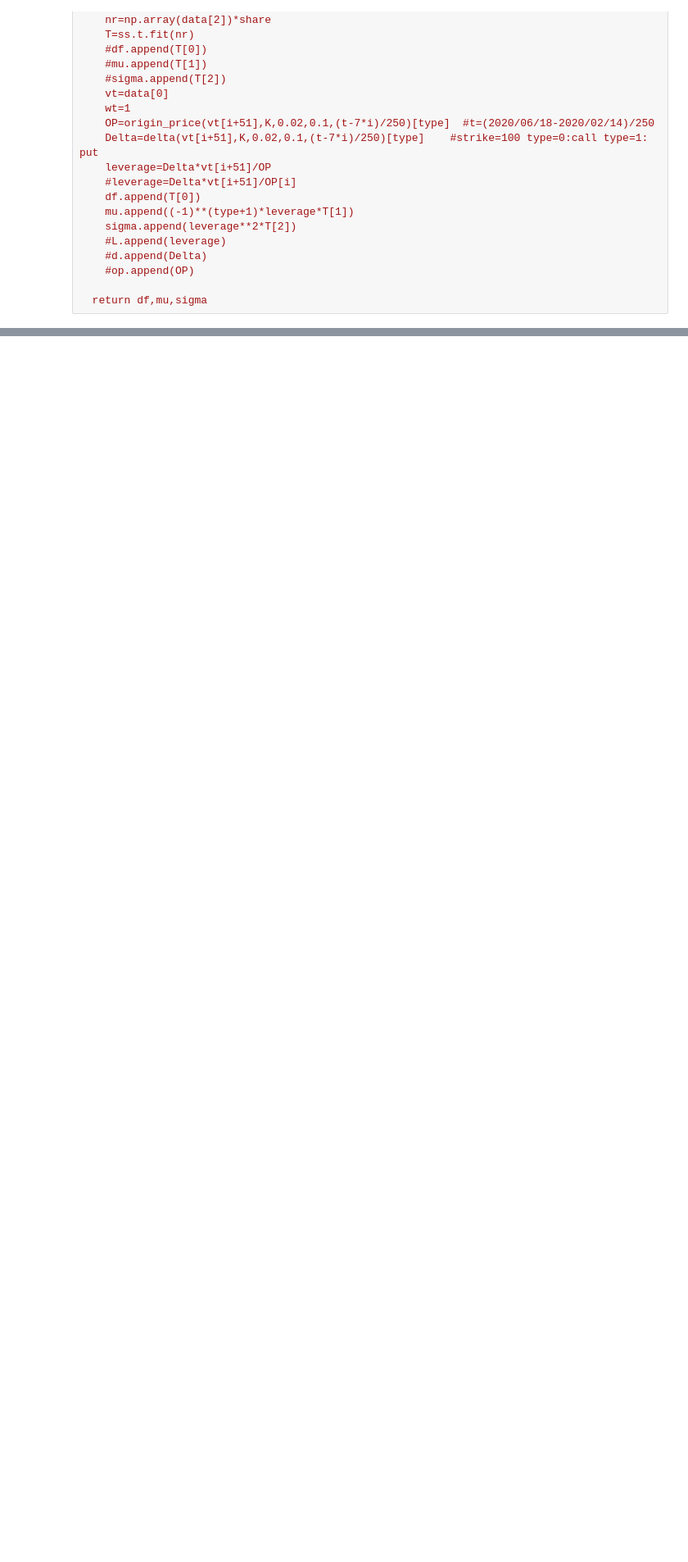
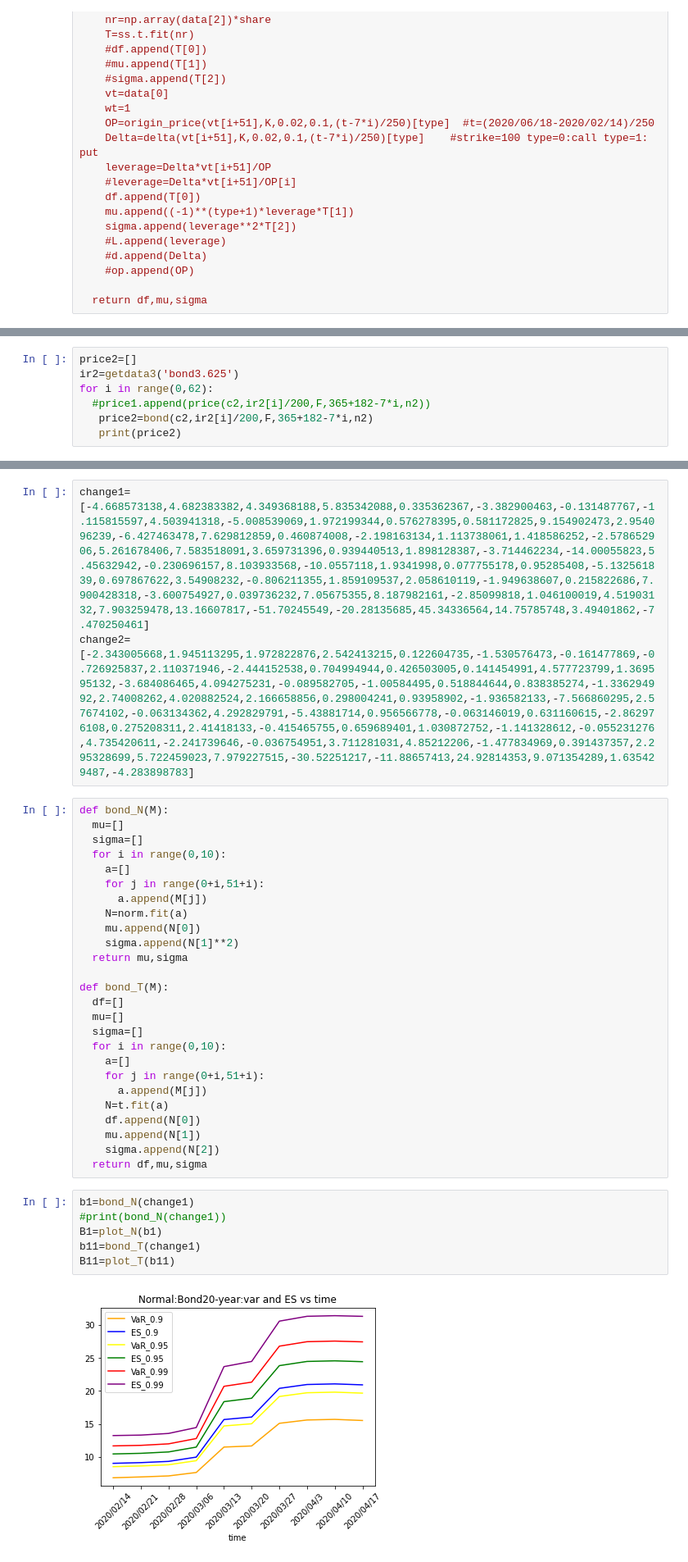
Before and after one commit to ZiyueNie/575, a Jupyter notebook: src/IB_new.ipynb, the cells around one changed output, grey strips where cells are left out. Shown at 82% size. Cells and saved outputs as stored; diff of their text form; blank space fills up the shorter version.

```diff
--- a/src/IB_new.ipynb
+++ b/src/IB_new.ipynb
@@ -418,0 +457,7 @@ print(b)
+# %%
+price2=[]
+ir2=getdata3('bond3.625')
+for i in range(0,62):
+  #price1.append(price(c2,ir2[i]/200,F,365+182-7*i,n2))
+   price2=bond(c2,ir2[i]/200,F,365+182-7*i,n2)
+   print(price2)
@@ -418,0 +483,37 @@ print(b)
+# %%
+change1=[-4.668573138,4.682383382,4.349368188,5.835342088,0.335362367,-3.382900463,-0.131487767,-1.115815597,4.503941318,-5.008539069,1.972199344,0.576278395,0.581172825,9.154902473,2.954096239,-6.427463478,7.629812859,0.460874008,-2.198163134,1.113738061,1.418586252,-2.578652906,5.261678406,7.583518091,3.659731396,0.939440513,1.898128387,-3.714462234,-14.00055823,5.45632942,-0.230696157,8.103933568,-10.0557118,1.9341998,0.077755178,0.95285408,-5.132561839,0.697867622,3.54908232,-0.806211355,1.859109537,2.058610119,-1.949638607,0.215822686,7.900428318,-3.600754927,0.039736232,7.05675355,8.187982161,-2.85099818,1.046100019,4.51903132,7.903259478,13.16607817,-51.70245549,-20.28135685,45.34336564,14.75785748,3.49401862,-7.470250461]
+change2=[-2.343005668,1.945113295,1.972822876,2.542413215,0.122604735,-1.530576473,-0.161477869,-0.726925837,2.110371946,-2.444152538,0.704994944,0.426503005,0.141454991,4.577723799,1.369595132,-3.684086465,4.094275231,-0.089582705,-1.00584495,0.518844644,0.838385274,-1.336294992,2.74008262,4.020882524,2.166658856,0.298004241,0.93958902,-1.936582133,-7.566860295,2.57674102,-0.063134362,4.292829791,-5.43881714,0.956566778,-0.063146019,0.631160615,-2.862976108,0.275208311,2.41418133,-0.415465755,0.659689401,1.030872752,-1.141328612,-0.055231276,4.735420611,-2.241739646,-0.036754951,3.711281031,4.85212206,-1.477834969,0.391437357,2.295328699,5.722459023,7.979227515,-30.52251217,-11.88657413,24.92814353,9.071354289,1.635429487,-4.283898783]
+# %%
+def bond_N(M):
+  mu=[]
+  sigma=[]
+  for i in range(0,10):
+    a=[]
+    for j in range(0+i,51+i):
+      a.append(M[j])
+    N=norm.fit(a)
+    mu.append(N[0])
+    sigma.append(N[1]**2)
+  return mu,sigma
+
+def bond_T(M):
+  df=[]
+  mu=[]
+  sigma=[]
+  for i in range(0,10):
+    a=[]
+    for j in range(0+i,51+i):
+      a.append(M[j])
+    N=t.fit(a)
+    df.append(N[0])
+    mu.append(N[1])
+    sigma.append(N[2])
+  return df,mu,sigma
+# %%
+b1=bond_N(change1)
+#print(bond_N(change1))
+B1=plot_N(b1)
+b11=bond_T(change1)
+B11=plot_T(b11)
+# %% [output]
+[figure, added]
```
Also changed, not shown: parts of 15 cells of this notebook.
